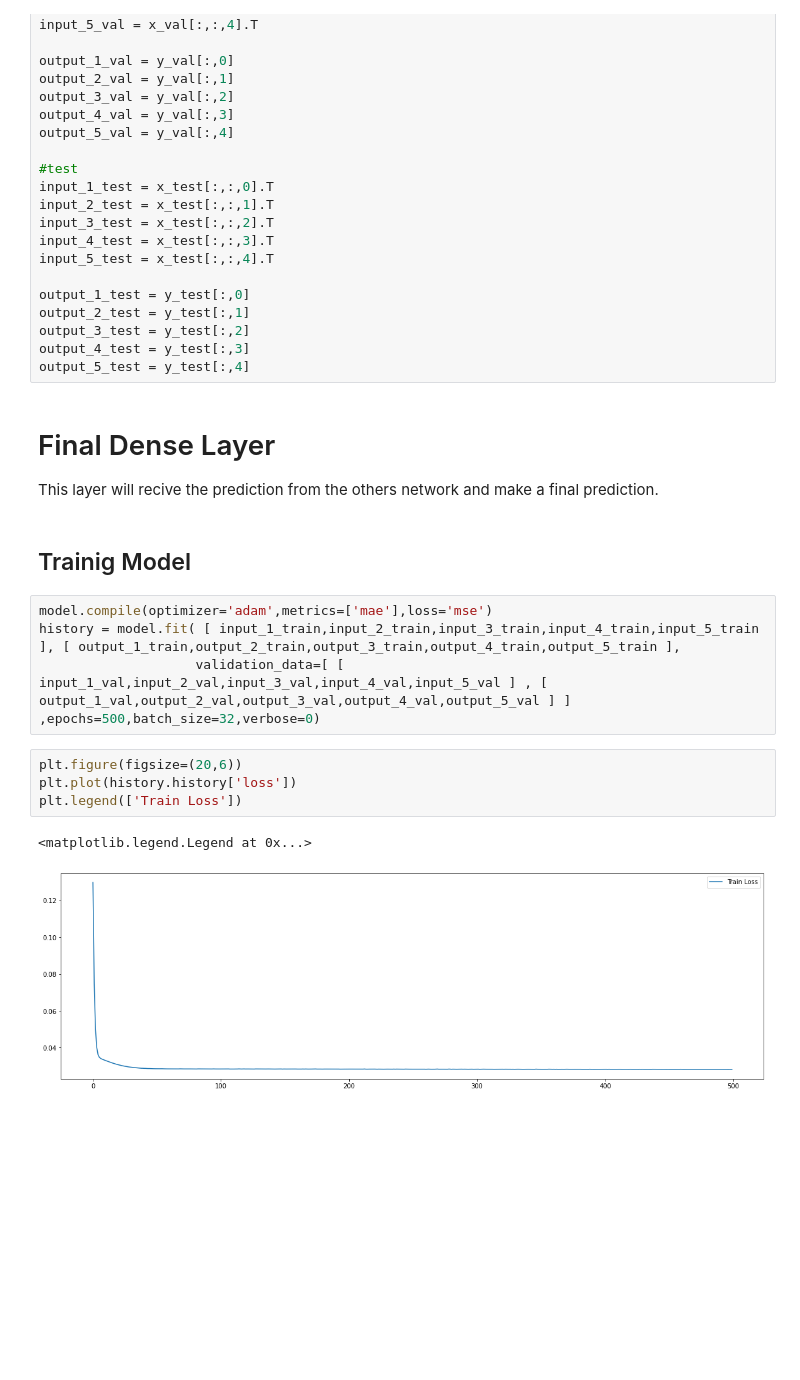
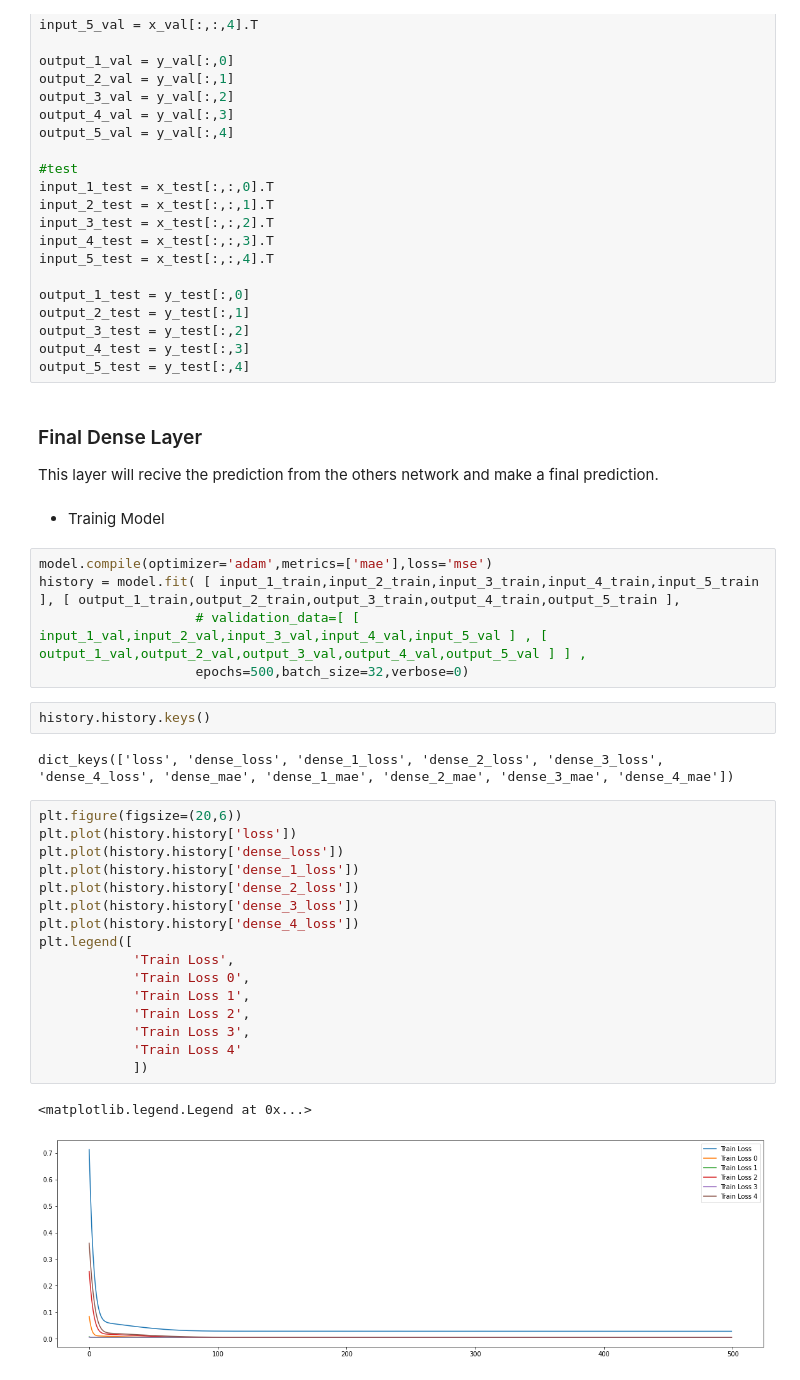
Before and after one commit to rtegao/Pharma-Sales, a Jupyter notebook: EsembleLearning/EsembleRNN.ipynb, the cells around one changed output. Cells and saved outputs as stored; diff of their text form; blank space fills up the shorter version.

```diff
--- a/EsembleLearning/EsembleRNN.ipynb
+++ b/EsembleLearning/EsembleRNN.ipynb
@@ -466,22 +464,39 @@ output_3_test = y_test[:,2]
 output_4_test = y_test[:,3]
 output_5_test = y_test[:,4]
 # %% [markdown]
-# Final Dense Layer
+### Final Dense Layer
 
 This layer will recive the prediction from the others network and make a final prediction.
 # %% [markdown]
-## Trainig Model
+- Trainig Model
 # %%
 model.compile(optimizer='adam',metrics=['mae'],loss='mse')
 history = model.fit( [ input_1_train,input_2_train,input_3_train,input_4_train,input_5_train ], [ output_1_train,output_2_train,output_3_train,output_4_train,output_5_train ],
-                    validation_data=[ [ input_1_val,input_2_val,input_3_val,input_4_val,input_5_val ] , [ output_1_val,output_2_val,output_3_val,output_4_val,output_5_val ] ] ,epochs=500,batch_size=32,verbose=0)
+                    # validation_data=[ [ input_1_val,input_2_val,input_3_val,input_4_val,input_5_val ] , [ output_1_val,output_2_val,output_3_val,output_4_val,output_5_val ] ] ,
+                    epochs=500,batch_size=32,verbose=0)
-# %%
-plt.figure(figsize=(20,6))
-plt.plot(history.history['loss'])
-plt.legend(['Train Loss'])
-# %% [output]
-<matplotlib.legend.Legend at 0x...>
-[figure, removed]
+# %%
+history.history.keys()
+# %% [output]
+dict_keys(['loss', 'dense_loss', 'dense_1_loss', 'dense_2_loss', 'dense_3_loss', 'dense_4_loss', 'dense_mae', 'dense_1_mae', 'dense_2_mae', 'dense_3_mae', 'dense_4_mae'])
+# %%
+plt.figure(figsize=(20,6))
+plt.plot(history.history['loss'])
+plt.plot(history.history['dense_loss'])
+plt.plot(history.history['dense_1_loss'])
+plt.plot(history.history['dense_2_loss'])
+plt.plot(history.history['dense_3_loss'])
+plt.plot(history.history['dense_4_loss'])
+plt.legend([
+            'Train Loss',
+            'Train Loss 0',
+            'Train Loss 1',
+            'Train Loss 2',
+            'Train Loss 3',
+            'Train Loss 4'
+            ])
+# %% [output]
+<matplotlib.legend.Legend at 0x...>
+[figure, added]
 # %%
 plt.figure(figsize=(20,6))
 plt.plot(history.history['dense_mae'])
```
Also changed, not shown: parts of 19 cells of this notebook.
